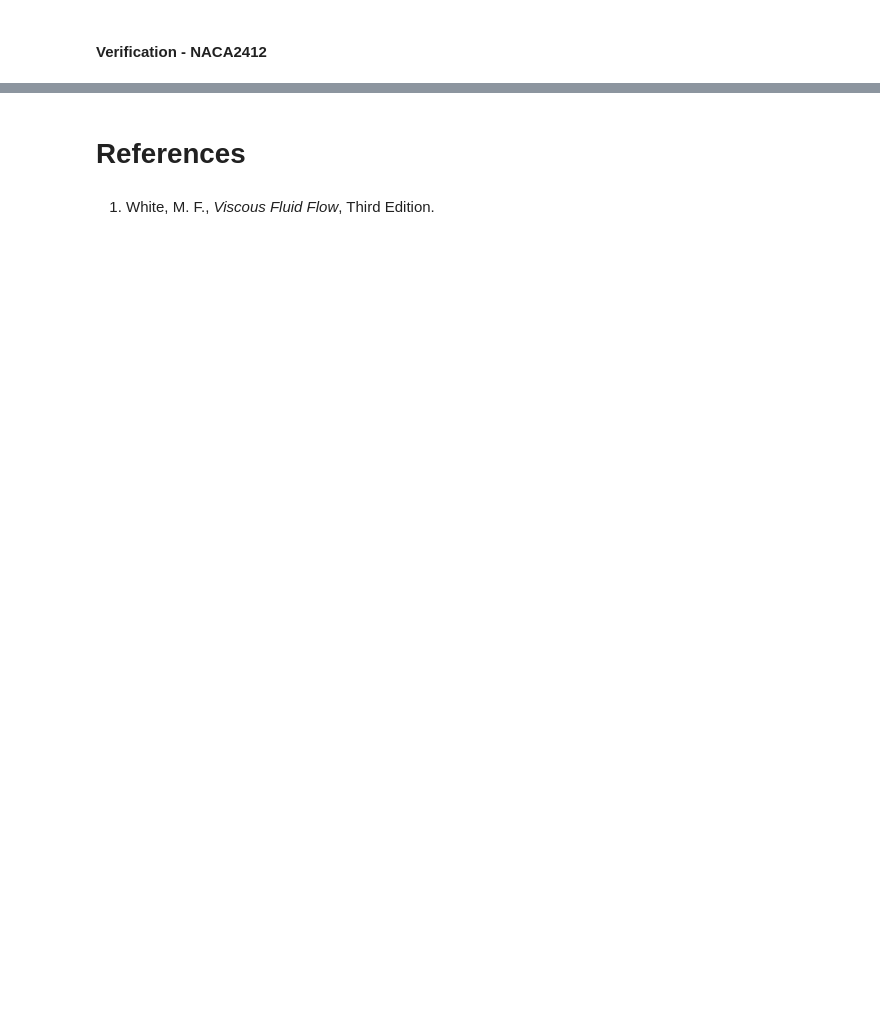
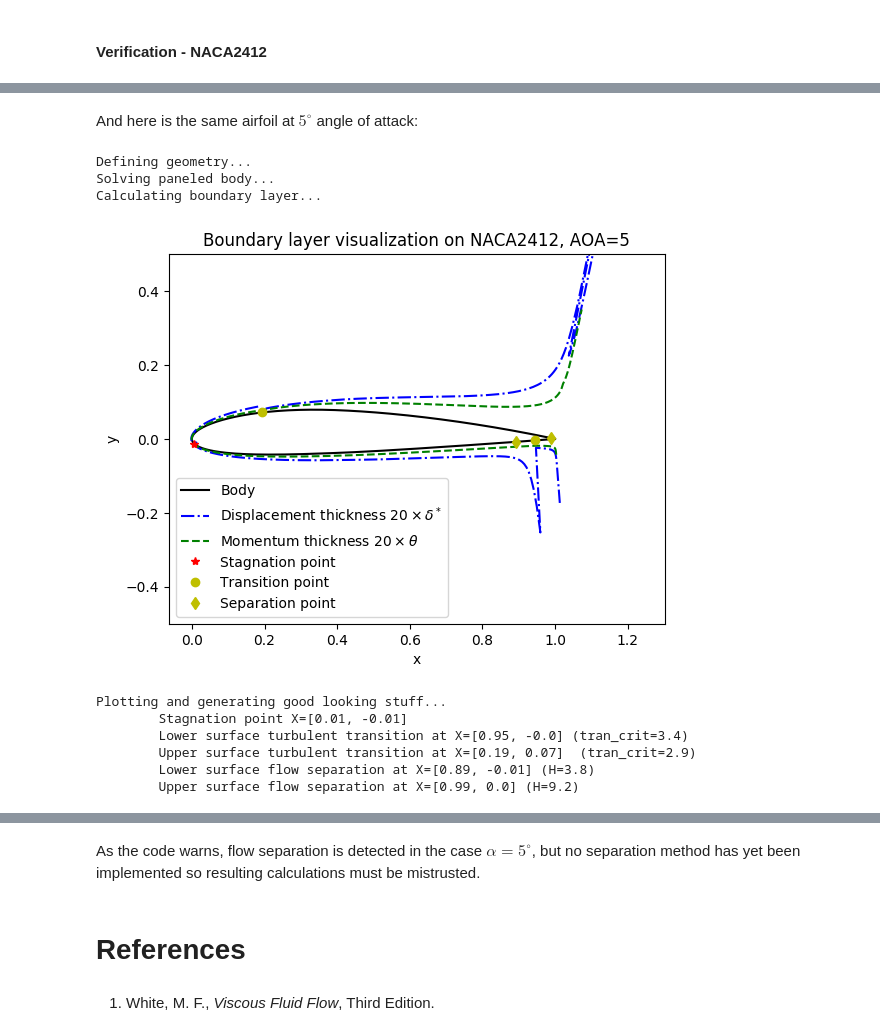
Before and after one commit to EdoAlvarezR/MyPanel2D, a Jupyter notebook: docs/MyPanel2D_documentation.ipynb, the cells around one changed output, grey strips where cells are left out. Saved outputs shown, nothing was run; the diff lists cells and outputs as text; code cells hidden in the pictures; blank space fills up the shorter version.

```diff
--- a/docs/MyPanel2D_documentation.ipynb
+++ b/docs/MyPanel2D_documentation.ipynb
@@ -445,0 +434,15 @@ WARNING: Flow separation detected at X=[0.294497, 0.0785009] (lambda=-0.09141789
+# %% [markdown]
+And here is the same airfoil at $5^\circ$ angle of attack:
+# %%
+test_blayer_naca2412(; AOA=5);
+# %% [output]
+Defining geometry...
+Solving paneled body...
+Calculating boundary layer...
+[figure, added]
+Plotting and generating good looking stuff...
+        Stagnation point X=[0.01, -0.01]
+        Lower surface turbulent transition at X=[0.95, -0.0] (tran_crit=3.4)
+        Upper surface turbulent transition at X=[0.19, 0.07]  (tran_crit=2.9)
+        Lower surface flow separation at X=[0.89, -0.01] (H=3.8)
+        Upper surface flow separation at X=[0.99, 0.0] (H=9.2)
@@ -446,3 +451,5 @@ WARNING: Flow separation detected at X=[0.294497, 0.0785009] (lambda=-0.09141789
+# %% [markdown]
+As the code warns, flow separation is detected in the case $\alpha=5^\circ$, but no separation method has yet been implemented so resulting calculations must be mistrusted.
 # %% [markdown]
 # References
 # %% [markdown]
```
Also changed, not shown: parts of 5 cells of this notebook, 2 other files.
